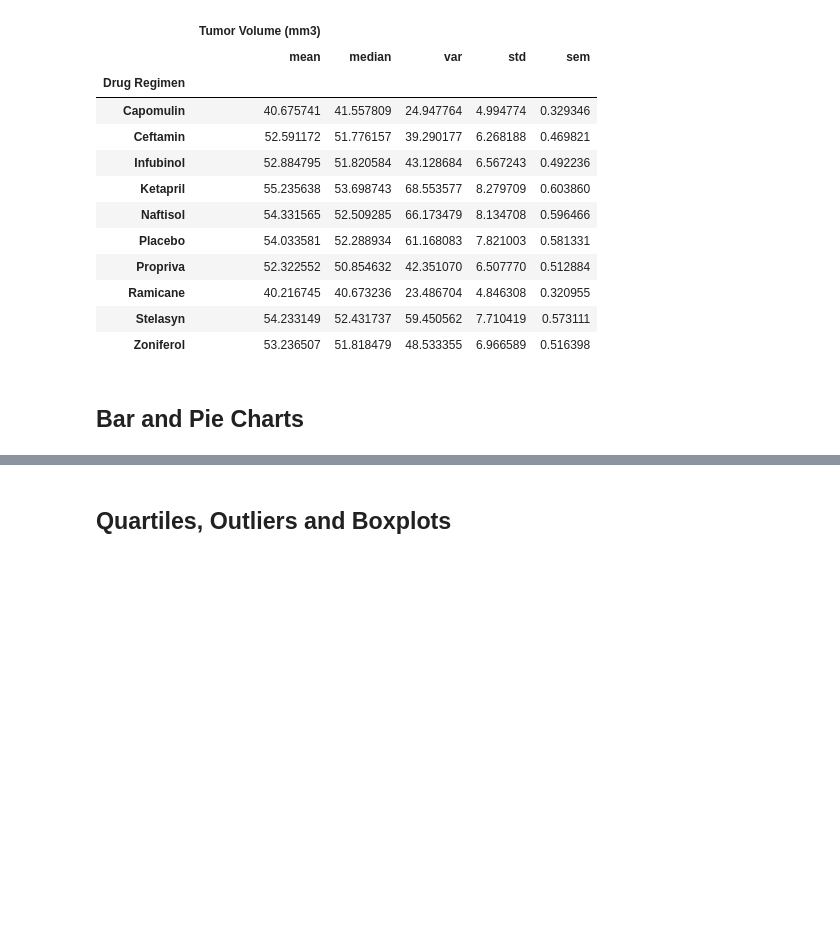
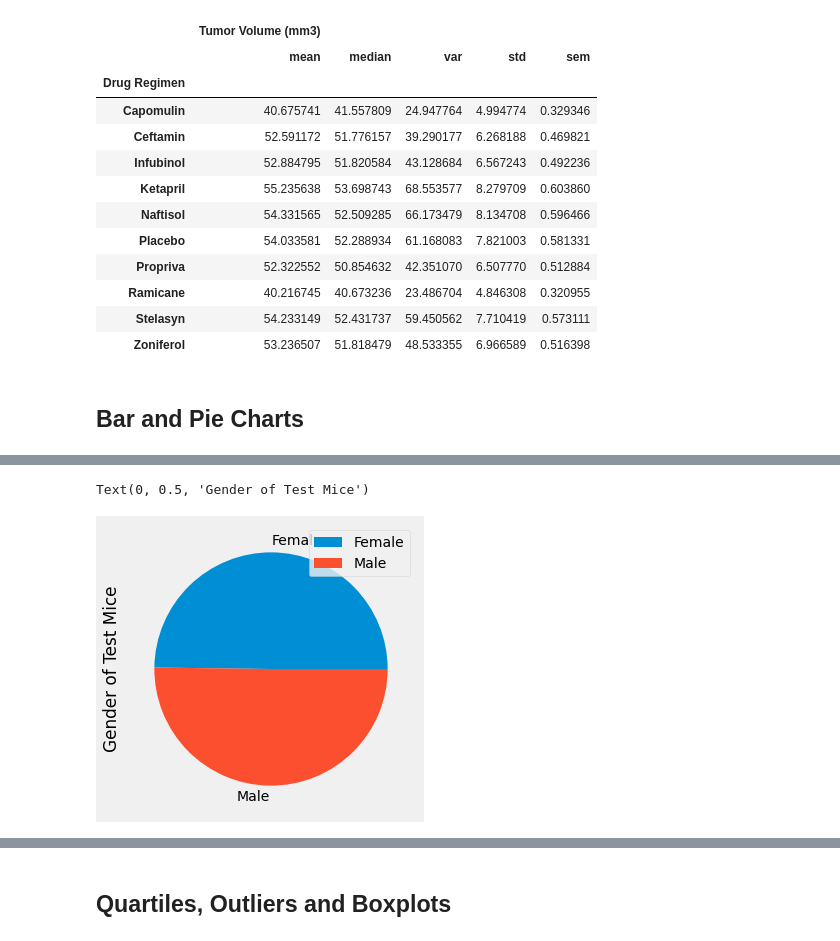
Before and after one commit to CBPher24/MatPlotLib_Challenge, a Jupyter notebook: Pymaceuticals/pymaceuticals_starter.ipynb, the cells around one changed output, grey strips where cells are left out. Drawn from its saved outputs; the diff is of its cells as text; code cells hidden in the pictures; blank space fills up the shorter version.

```diff
--- a/Pymaceuticals/pymaceuticals_starter.ipynb
+++ b/Pymaceuticals/pymaceuticals_starter.ipynb
@@ -181 +183,11 @@ plt.tight_layout()
+# %%
+# Generate a pie plot showing the distribution of female versus male mice using Pandas
+lab_pie_cut = lab_stu_df.loc[ : , ["Mouse ID", "Sex"]].drop_duplicates()
+lab_pie_cut = lab_pie_cut.groupby("Sex").count()
+
+lab_pie_cut.plot.pie(subplots=True, figsize=(5, 5))
+plt.ylabel("Gender of Test Mice")
+# %% [output]
+Text(0, 0.5, 'Gender of Test Mice')
+[figure, added]
 # %%
```
Also changed, not shown: parts of 4 cells of this notebook.
